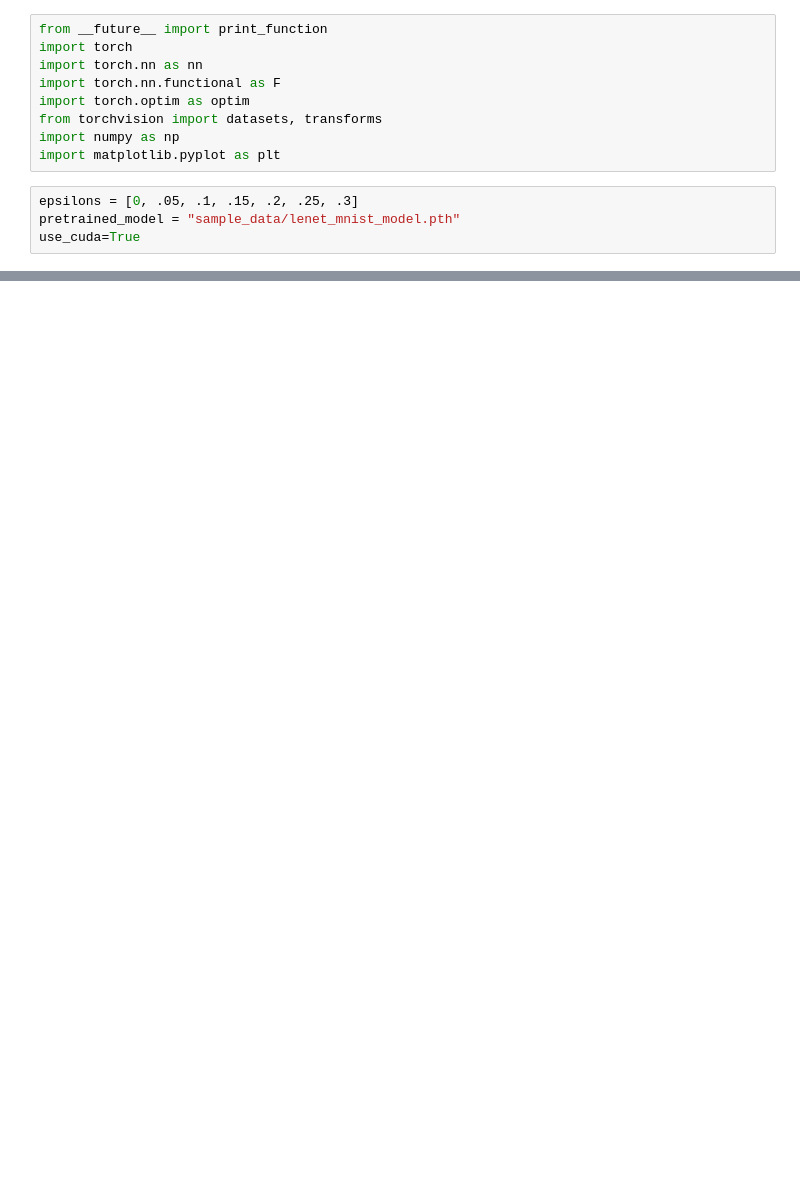
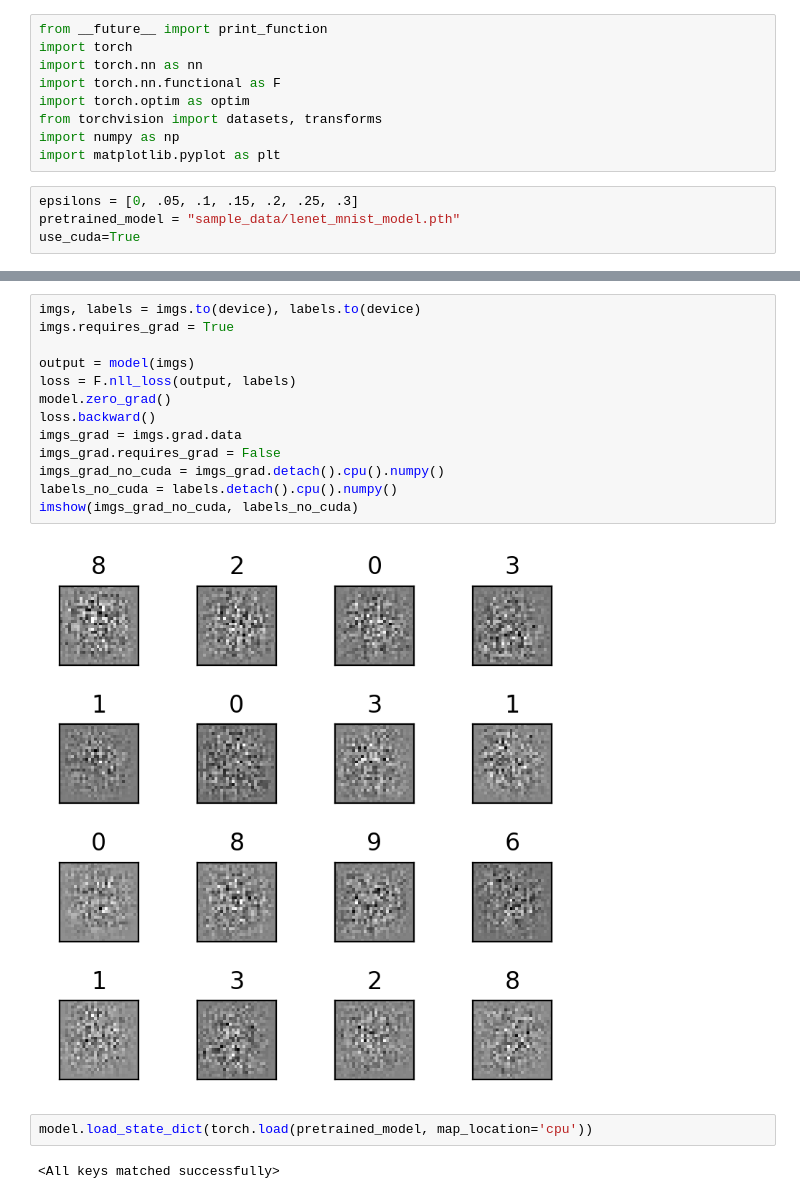
Before and after one commit to PavloZakala/ML_projects, a Jupyter notebook: Adversarial_Generation.ipynb, the cells around one changed output, grey strips where cells are left out. Drawn from its saved outputs; the diff is of its cells as text; blank space fills up the shorter version.

```diff
--- a/Adversarial_Generation.ipynb
+++ b/Adversarial_Generation.ipynb
@@ -62,0 +82,19 @@ Net(
+# %%
+imgs, labels = imgs.to(device), labels.to(device)
+imgs.requires_grad = True
+
+output = model(imgs)
+loss = F.nll_loss(output, labels)
+model.zero_grad()
+loss.backward()
+imgs_grad = imgs.grad.data
+imgs_grad.requires_grad = False
+imgs_grad_no_cuda = imgs_grad.detach().cpu().numpy()
+labels_no_cuda = labels.detach().cpu().numpy()
+imshow(imgs_grad_no_cuda, labels_no_cuda)
+# %% [output]
+[figure, added]
+# %%
+model.load_state_dict(torch.load(pretrained_model, map_location='cpu'))
+# %% [output]
+<All keys matched successfully>
```
Also changed, not shown: parts of 10 cells of this notebook.
